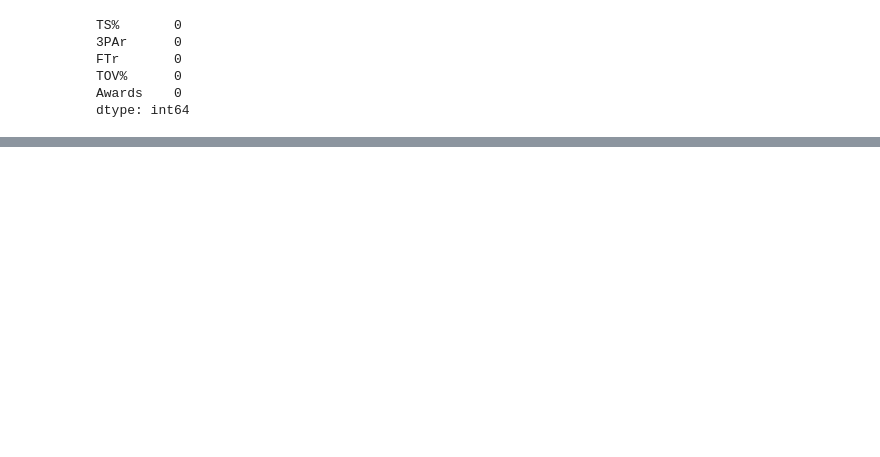
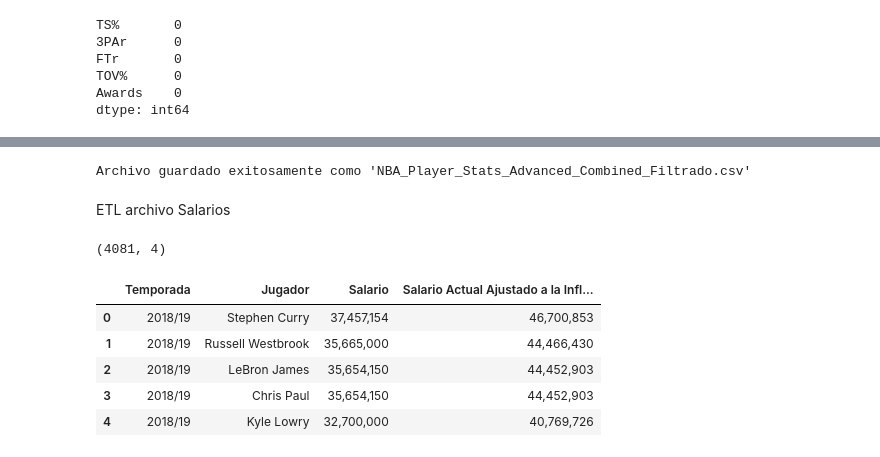
Before and after one commit to Gabriel-Sanmartino/Moneyball-NBA-Valor-y-Eficiencia, a Jupyter notebook: ETL.ipynb, the cells around one changed output, grey strips where cells are left out. Drawn from its saved outputs; the diff is of its cells as text; code cells hidden in the pictures; blank space fills up the shorter version.

Commit message:
Carga archivos a mi rama

```diff
--- a/ETL.ipynb
+++ b/ETL.ipynb
@@ -1750,3 +1750,34 @@ dtype: object
 df_Stats_Adv_Comb['G'] = df_Stats_Adv_Comb['G'].astype(int)
 df_Stats_Adv_Comb['GS'] = df_Stats_Adv_Comb['GS'].astype(int)
 df_Stats_Adv_Comb['MP'] = df_Stats_Adv_Comb['MP'].astype(int)
+# %%
+# Guardar los datos filtrados en un archivo con el nombre NBA_Player_Stats_Advanced_Combined_Filtrado.csv a fin de poder utilizarlo luego
+
+df_Stats_Adv_Comb.to_csv('NBA_Player_Stats_Advanced_Combined_Filtrado.csv', index=False)
+
+# Confirmación
+print("Archivo guardado exitosamente como 'NBA_Player_Stats_Advanced_Combined_Filtrado.csv'")
+# %% [output]
+Archivo guardado exitosamente como 'NBA_Player_Stats_Advanced_Combined_Filtrado.csv'
+# %% [markdown]
+ETL archivo Salarios
+# %%
+# Leer el archivo de trabajo:
+
+df_salario = pd.read_csv('Salario-Jugadores-NBA-2018-2025.csv')
+# %%
+# Para comprobar que cantidad de registros y columnas tiene el dataset cargado:
+
+df_salario.shape
+# %% [output]
+(4081, 4)
+# %%
+# Una vez cargado el dataset, y comprobado su tamaño, se procede a verificar el contenido con una vista truncada:
+df_salario.head()
+# %% [output]
+|  | Temporada | Jugador | Salario | Salario Actual Ajustado a la Infl... |
+| 0 | 2018/19 | Stephen Curry | 37,457,154 | 46,700,853 |
+| 1 | 2018/19 | Russell Westbrook | 35,665,000 | 44,466,430 |
+| 2 | 2018/19 | LeBron James | 35,654,150 | 44,452,903 |
+| 3 | 2018/19 | Chris Paul | 35,654,150 | 44,452,903 |
+| 4 | 2018/19 | Kyle Lowry | 32,700,000 | 40,769,726 |
```
Also changed, not shown: parts of 34 cells of this notebook, 24 other files.
